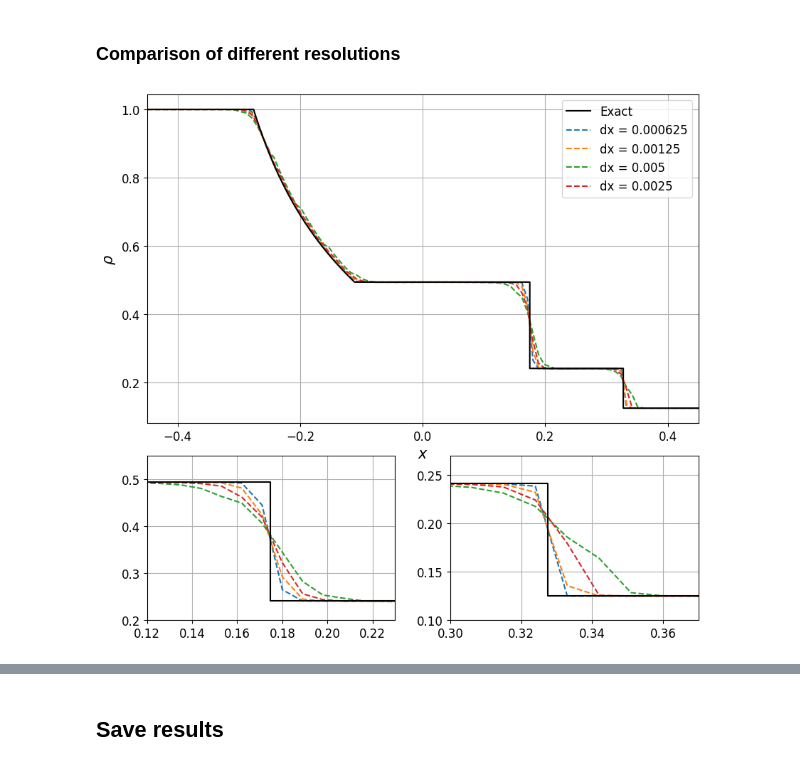
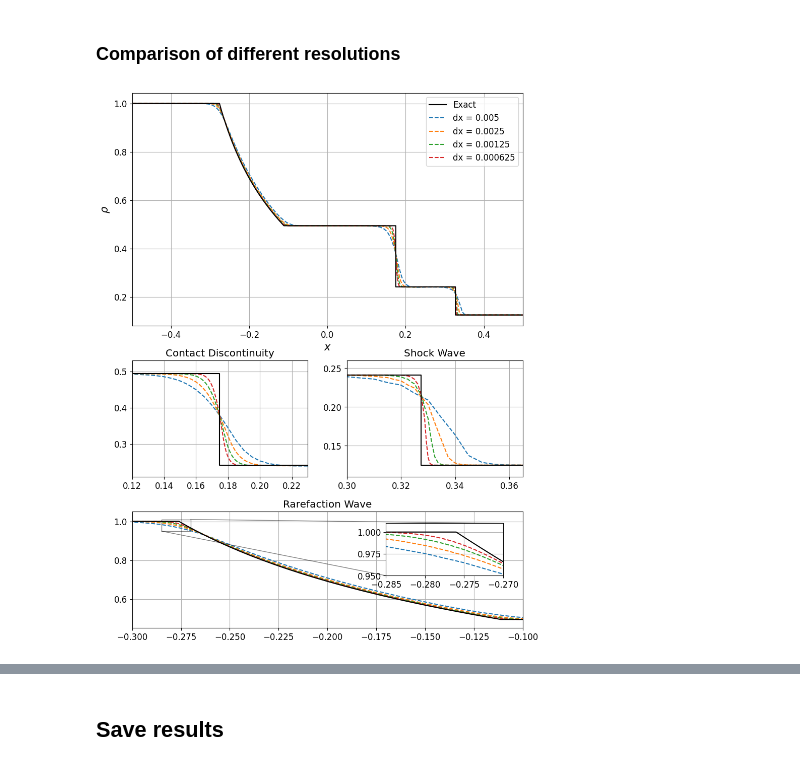
Before and after one commit to F3Solid/numerical_relativity_bicocca_2024_exercises, a Jupyter notebook: Homework_2/E1/ETK_1D_plots.ipynb, the cells around one changed output, grey strips where cells are left out. Drawn from its saved outputs; the diff is of its cells as text; code cells hidden in the pictures.

Commit message:
New plots

```diff
--- a/Homework_2/E1/ETK_1D_plots.ipynb
+++ b/Homework_2/E1/ETK_1D_plots.ipynb
@@ -198,16 +205,11 @@ for key, i, ax in zip(qty_keys, range(len(qty_keys)), axes.flat):
     # Interval from iterations to print
     iteration_interval = len(vars1d[key].iterations) // 5
 
-    if i == len(qty_keys) - 1:
-        print_x_label = True
-    else:
-        print_x_label = False
-
     # Plot iterations at the given interval, but be sure to include the final one
     lines = plot_qty_iterations(vars1d[key], qty_labels[qty_keys_indexes_dict[key]],
                                 [it for i, it in enumerate(vars1d[key].iterations)
                                  if i % iteration_interval == 0 or it == vars1d[key].iterations[-1]],
-                                ax, set_xlabel=print_x_label)
+                                ax, set_xlabel=(i == len(qty_keys) - 1), typ='interpolated')
     for j, l in enumerate(lines):
         # Just one artist per plot -> Subscript l: l[0] (ax.plot() returns a list (of lines))
         if j != 0 and j != len(lines) - 1:
@@ -279,45 +268,68 @@ plt.show()
 # %% [markdown]
 ### Comparison of different resolutions
 # %%
-# Get the folders of the solutions
-sol_folders = [path for path in os.listdir()
-               if os.path.isdir(path) and path.split('_')[0] == 'Sod']
+# Get the folders of the solutions and sort them by their resolution
+sol_folders = sorted([path for path in os.listdir()
+                      if os.path.isdir(path) and path.split('_')[0] == 'Sod'],
+                      key=lambda folder_name: int(folder_name.split('_')[2]))
 
 # Save the resolutions
 resolutions = [L / int(folder_name.split('_')[2]) for folder_name in sol_folders]
 
 # Read the solutions
 vars1d_list = [SimDir(folder_name).gf.x for folder_name in sol_folders]
+
+# The type of data to use
+typ = 'raw'
 # %%
 fig, ax1 = plt.subplots(figsize=(10, 6), dpi=100)
 
-axins2 = ax1.inset_axes([0, 1 * -0.6, 0.45, 0.5],
-                        xlim=(0.12, 0.23), ylim=(0.2, 0.55))
-axins3 = ax1.inset_axes([0.55, 1 * -0.6, 0.45, 0.5],
-                        xlim=(0.3, 0.37), ylim=(0.1, 0.27))
+# Zoom plots
+axins1 = ax1.inset_axes([0, 1 * -0.65, 0.45, 0.5],
+                        xlim=(0.12, 0.23), ylim=(0.21, 0.53))
+axins1.set_title('Contact Discontinuity')
 
-inset_axes = [axins2, axins3]
+axins2 = ax1.inset_axes([0.55, 1 * -0.65, 0.45, 0.5],
+                        xlim=(0.3, 0.365), ylim=(0.11, 0.26))
+axins2.set_title('Shock Wave')
+
+axins3 = ax1.inset_axes([0, 2 * -0.65, 1, 0.5],
+                        xlim=(-0.3, -0.1), ylim=(0.45, 1.05))
+axins3.set_title('Rarefaction Wave')
+
+axins4 = axins3.inset_axes([0.65, 0.45, 0.3, 0.45],
+                           xlim=(-0.285, -0.27), ylim=(0.95, 1.01))
+axins3.indicate_inset_zoom(axins4, edgecolor='black')
+
+# List of axes
+inset_axes = [axins1, axins2, axins3, axins4]
 axes = [ax1] + inset_axes
 
 var_key = 'rho'
 
 for ax in axes:
 # Plot the exact solution
     ax.plot(x_exact, qty_exact[qty_keys_indexes_dict[var_key]],
             label='Exact', color='black', zorder=len(resolutions))
 
     # Plot the computed solutions
     for vars, res in zip(vars1d_list, resolutions):
         lines = plot_qty_iterations(vars[var_key], qty_labels[qty_keys_indexes_dict[var_key]],
                                     [vars[var_key].iterations[-1]], ax,
-                                    set_xlabel=(ax not in inset_axes), set_ylabel=(ax not in inset_axes),
-                                    set_xlim=(ax not in inset_axes))
+                                    set_xlabel=(ax not in inset_axes),
+                                    set_ylabel=(ax not in inset_axes),
+                                    set_xlim=(ax not in inset_axes),
+                                    typ=typ)
 
         for l in lines:
             l[0].set(linestyle='--', label='dx = {0}'.format(res))
 
+# Legend on the first plot
 ax1.legend()
 
+figures.append(fig)
+figure_names.append(var_key + '_final_rescompare_' + typ)
+
 plt.show()
 # %% [output]
-[figure, old version]
+[figure, new version]
```
Also changed, not shown: parts of 9 cells of this notebook.
